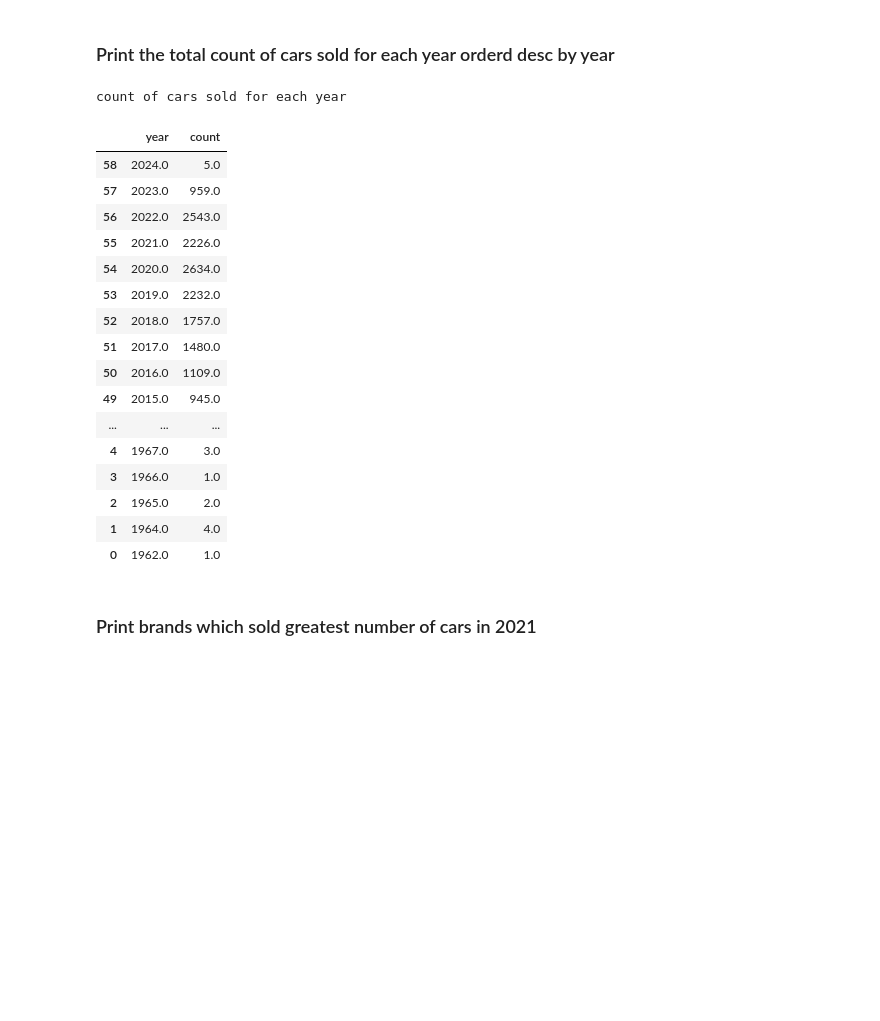
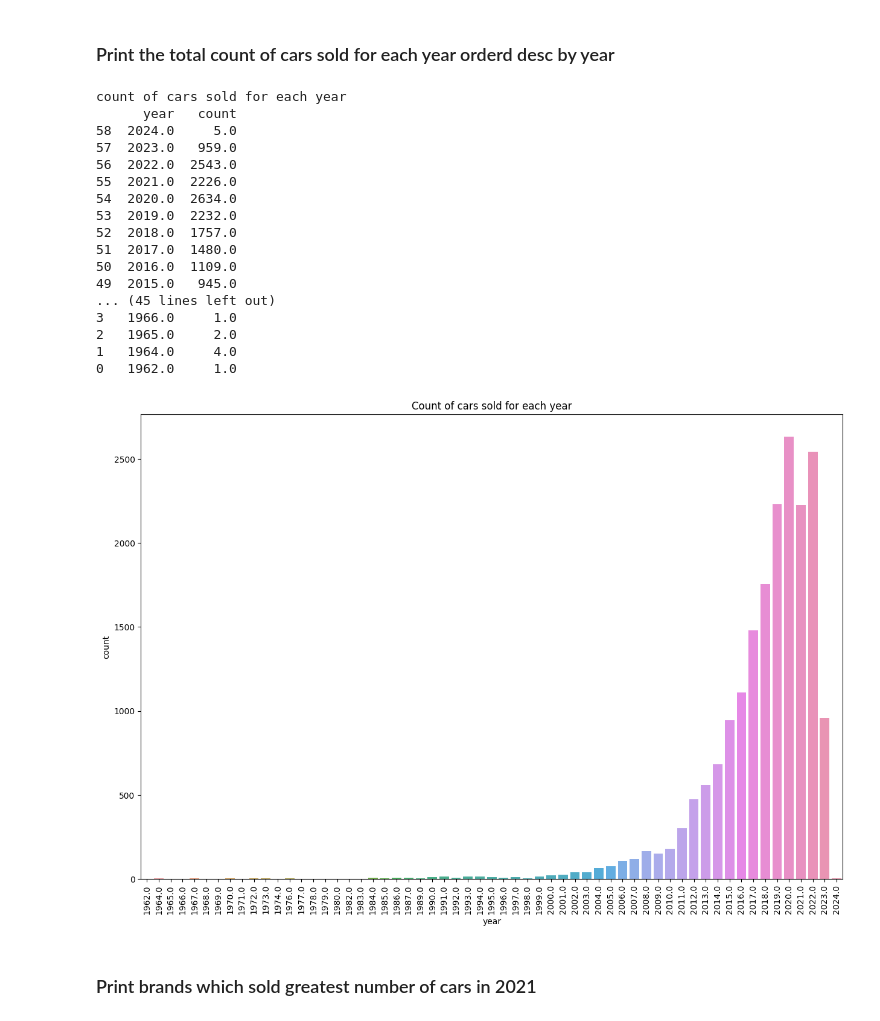
Before and after one commit to aahmedsherif/MachineLearning-UsedCars, a Jupyter notebook: mid-project-used-cars.ipynb, the cells around one changed output. Drawn from its saved outputs; the diff is of its cells as text; code cells hidden in the pictures; blank space fills up the shorter version.

Commit message:
add graphs

```diff
--- a/mid-project-used-cars.ipynb
+++ b/mid-project-used-cars.ipynb
@@ -285,27 +285,33 @@ dtype: float64
 # %%
 print('count of cars sold for each year')
 count_data = pivot_data['count'].sum(axis=0).reset_index()
 count_data.columns = ['year', 'count']
-count_data.sort_values(by='year', ascending=False)
+print(count_data.sort_values(by='year', ascending=False))
+
+plt.figure(figsize=(15,10))
+sns.barplot(data=count_data, x='year', y='count')
+plt.title('Count of cars sold for each year')
+plt.xticks(rotation=90)
+plt.show()
 # %% [output]
 count of cars sold for each year
+      year   count
+58  2024.0     5.0
+57  2023.0   959.0
+56  2022.0  2543.0
+55  2021.0  2226.0
+54  2020.0  2634.0
+53  2019.0  2232.0
+52  2018.0  1757.0
+51  2017.0  1480.0
+50  2016.0  1109.0
+49  2015.0   945.0
+... (45 lines left out)
+3   1966.0     1.0
+2   1965.0     2.0
+1   1964.0     4.0
+0   1962.0     1.0
-|  | year | count |
-| 58 | 2024.0 | 5.0 |
-| 57 | 2023.0 | 959.0 |
-| 56 | 2022.0 | 2543.0 |
-| 55 | 2021.0 | 2226.0 |
-| 54 | 2020.0 | 2634.0 |
-| 53 | 2019.0 | 2232.0 |
-| 52 | 2018.0 | 1757.0 |
-| 51 | 2017.0 | 1480.0 |
-| 50 | 2016.0 | 1109.0 |
-| 49 | 2015.0 | 945.0 |
-| ... | ... | ... |
-| 4 | 1967.0 | 3.0 |
-| 3 | 1966.0 | 1.0 |
-| 2 | 1965.0 | 2.0 |
-| 1 | 1964.0 | 4.0 |
-| 0 | 1962.0 | 1.0 |
+[figure, added]
 # %% [markdown]
 ### Print brands which sold greatest number of cars in 2021
 # %%
```
Also changed, not shown: parts of 5 cells of this notebook.
